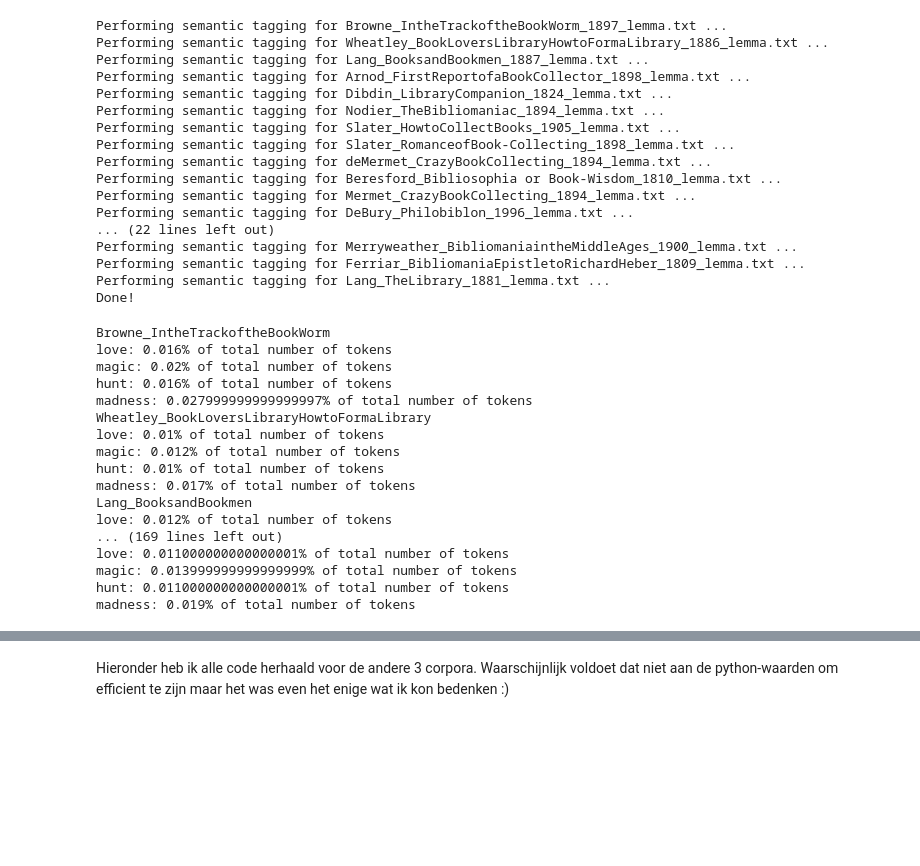
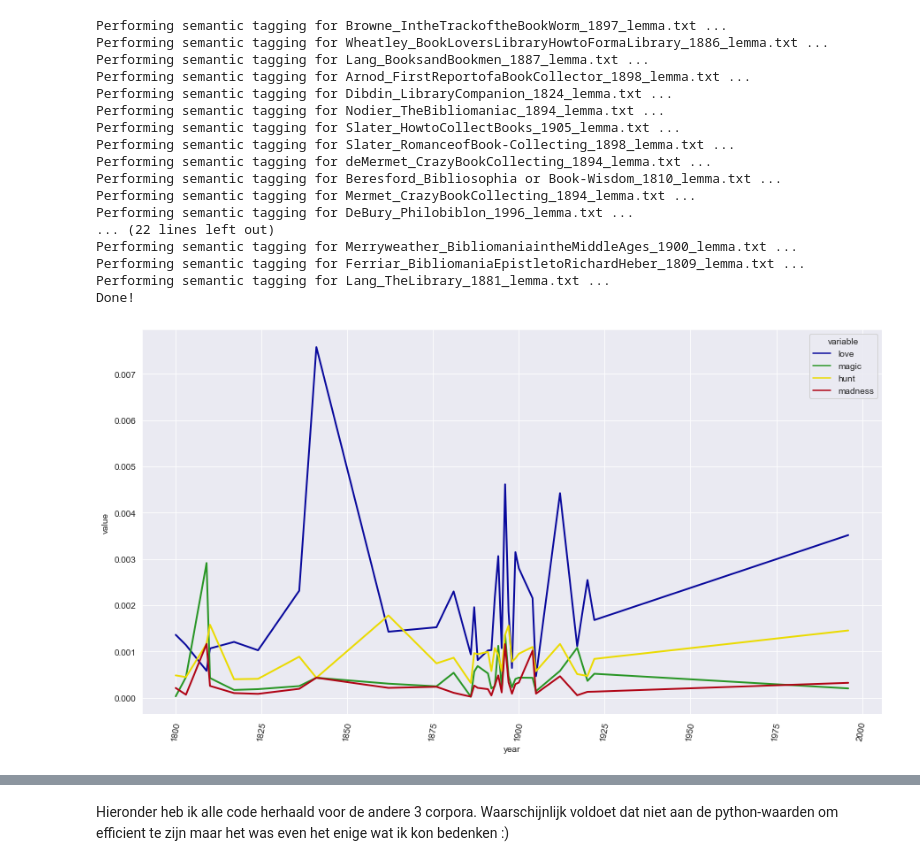
Before and after one commit to peterverhaar/dmt-2023, a Jupyter notebook: Tetteroo/Magic of Book Collecting - Version 2.ipynb, the cells around one changed output, grey strips where cells are left out. Saved outputs shown, nothing was run; the diff lists cells and outputs as text; code cells hidden in the pictures; blank space fills up the shorter version.

```diff
--- a/Tetteroo/Magic of Book Collecting - Version 2.ipynb
+++ b/Tetteroo/Magic of Book Collecting - Version 2.ipynb
@@ -278,26 +292,26 @@ Performing semantic tagging for Lang_TheLibrary_1881_lemma.txt ...
 Done!
 # %%
 df = pd.read_csv('lexicon.csv')
+df = df.drop('title', axis=1)
+df = df.groupby('year').mean()
+df = df.reset_index()
+
+df.head()
+
+df_long = pd.melt(df,'year')
-# %%
-for i,row in df.iterrows():
-    print(f'{row["title"]}')
-    for lexicon in lexicons.keys():
-        print(f"{lexicon}: {round(row[lexicon],5)*100}% of total number of tokens")
-# %% [output]
-Browne_IntheTrackoftheBookWorm
-love: 0.016% of total number of tokens
-magic: 0.02% of total number of tokens
-hunt: 0.016% of total number of tokens
-madness: 0.027999999999999997% of total number of tokens
-Wheatley_BookLoversLibraryHowtoFormaLibrary
-love: 0.01% of total number of tokens
-magic: 0.012% of total number of tokens
-hunt: 0.01% of total number of tokens
-madness: 0.017% of total number of tokens
-Lang_BooksandBookmen
-love: 0.012% of total number of tokens
-... (169 lines left out)
-love: 0.011000000000000001% of total number of tokens
-magic: 0.013999999999999999% of total number of tokens
-hunt: 0.011000000000000001% of total number of tokens
-madness: 0.019% of total number of tokens
+# %%
+sns.set_style("darkgrid")
+
+colours = ['#09099c','#299626','#ebdb02','#b00516']
+
+
+fig = plt.figure( figsize = ( 15, 8))
+ax = sns.lineplot(data=df_long, x="year",
+                  y="value", hue='variable',
+                  palette=colours,
+                  linestyle='solid',linewidth=2 )
+
+plt.xticks(rotation= 80)
+plt.show()
+# %% [output]
+[figure, added]
```
Also changed, not shown: parts of 11 cells of this notebook.
